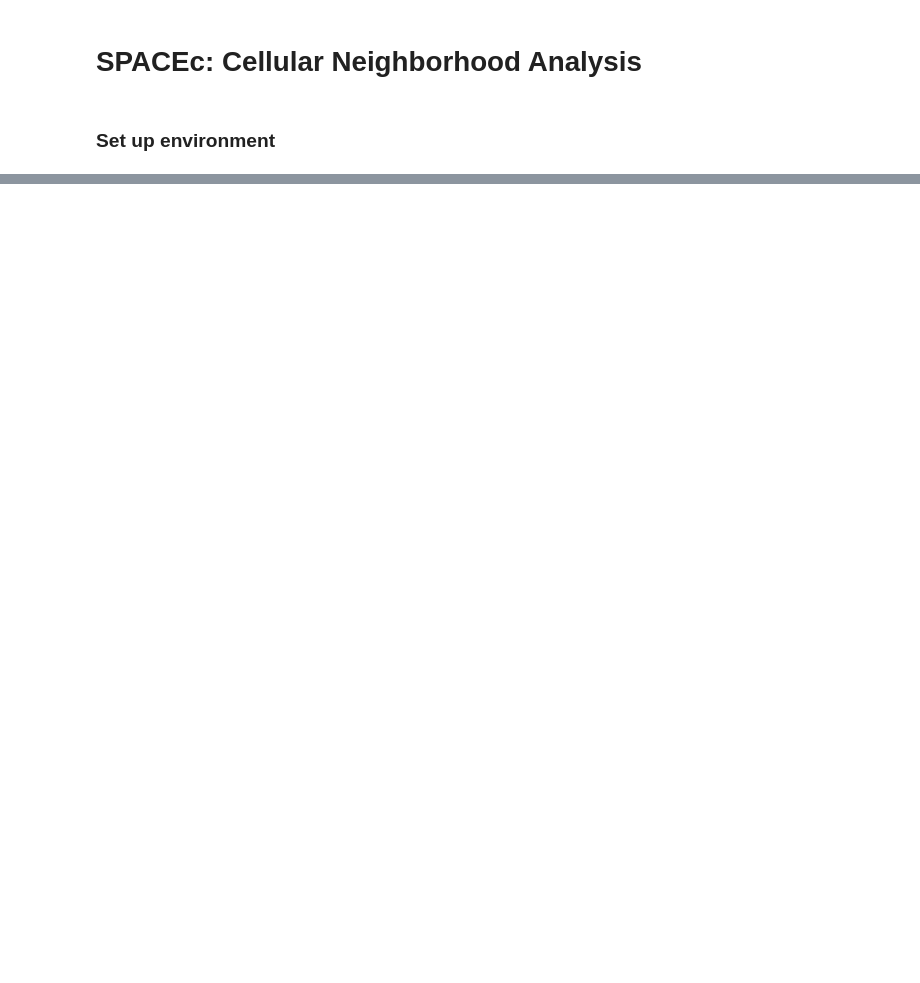
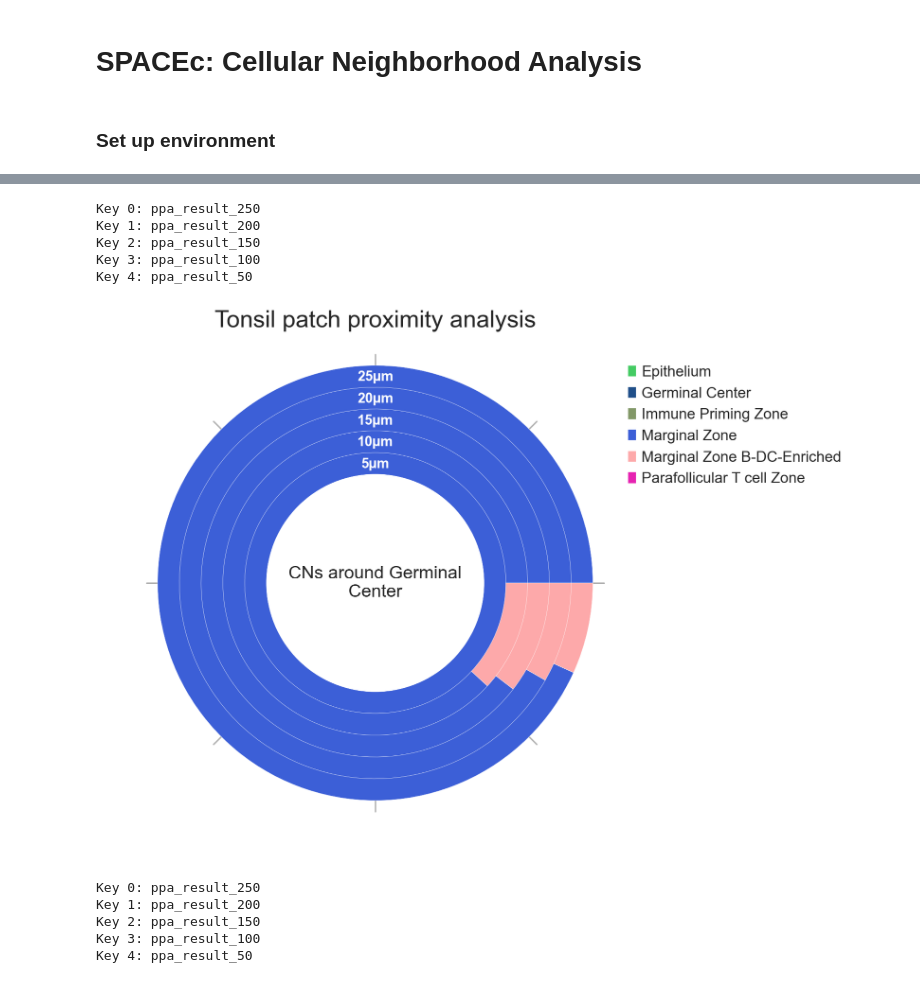
Before and after one commit to yuqiyuqitan/SPACEc, a Jupyter notebook: notebooks/6_patch_proximity_analysis.ipynb, the cells around one changed output, grey strips where cells are left out. Cells and saved outputs as stored; diff of their text form; code cells hidden in the pictures; blank space fills up the shorter version.

```diff
--- a/notebooks/6_patch_proximity_analysis.ipynb
+++ b/notebooks/6_patch_proximity_analysis.ipynb
@@ -76,0 +190,40 @@ sp.pl.count_patch_proximity_res(
+# %%
+sp.pl.ppa_res_donut(adata,
+                palette=None,
+                cat_col = "CN_k20_n6_annot",
+                key_names = ['ppa_result_50', 'ppa_result_100', 'ppa_result_150', 'ppa_result_200', 'ppa_result_250'],
+                radii = [5, 10, 15, 20, 25],
+                unit = 'µm',
+                figsize = (10,10),
+                add_guides = True,
+                text = 'CNs around Germinal Center',
+                label_color='white',
+                subset_column = 'condition',
+                subset_condition = 'tonsil',
+                title='Tonsil patch proximity analysis')
+
+sp.pl.ppa_res_donut(adata,
+                palette=None,
+                cat_col = "CN_k20_n6_annot",
+                key_names = ['ppa_result_50', 'ppa_result_100', 'ppa_result_150', 'ppa_result_200', 'ppa_result_250'],
+                radii = [5, 10, 15, 20, 25],
+                unit = 'µm',
+                figsize = (10,10),
+                add_guides = True,
+                text = 'CNs around Germinal Center',
+                label_color='white',
+                subset_column = 'condition',
+                subset_condition = 'tonsillitis',
+                title='Tonsillitis patch proximity analysis')
+# %% [output]
+Key 0: ppa_result_250
+Key 1: ppa_result_200
+Key 2: ppa_result_150
+Key 3: ppa_result_100
+Key 4: ppa_result_50
+[figure, added]
+Key 0: ppa_result_250
+Key 1: ppa_result_200
+Key 2: ppa_result_150
+Key 3: ppa_result_100
+Key 4: ppa_result_50
```
Also changed, not shown: parts of 9 cells of this notebook, 2 other files.
